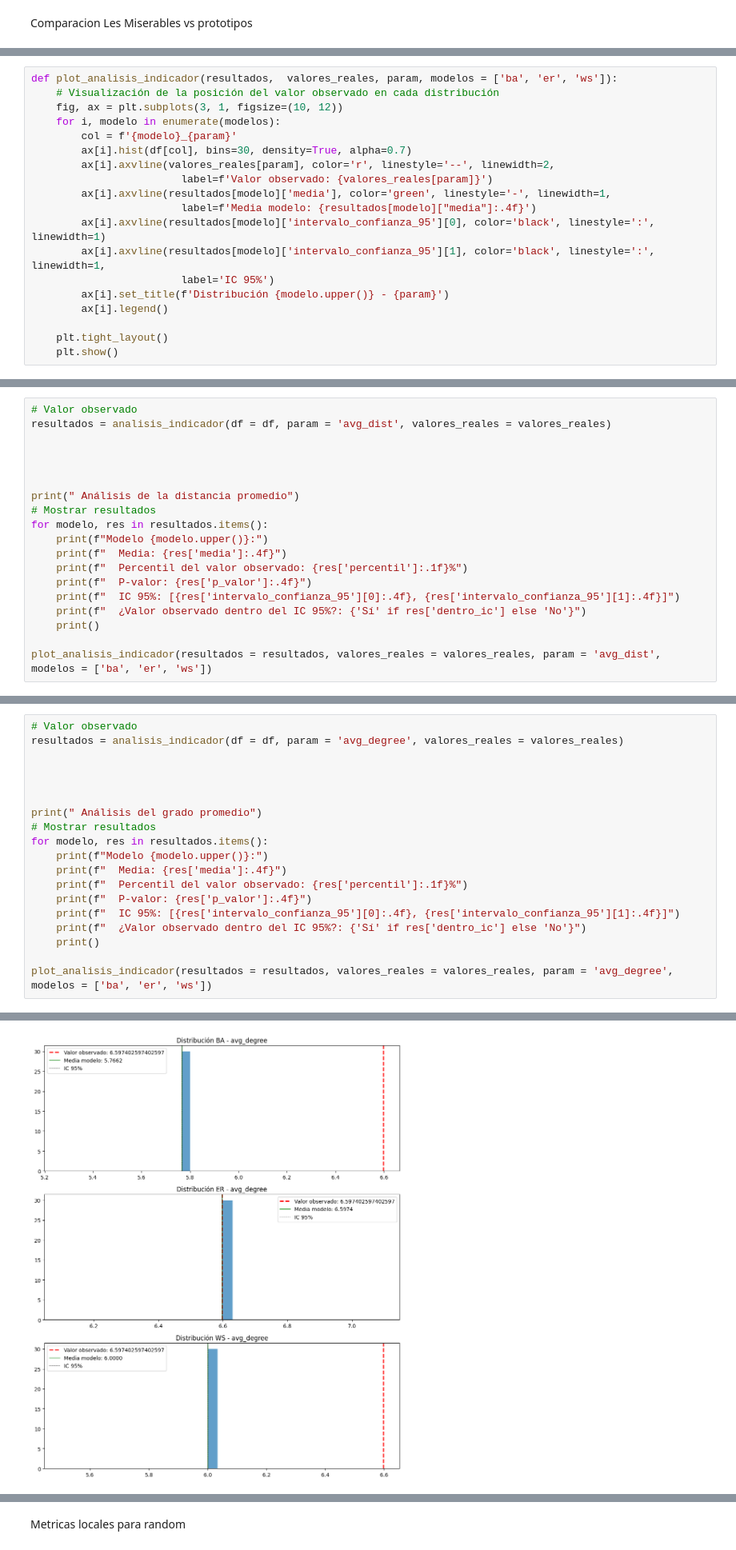
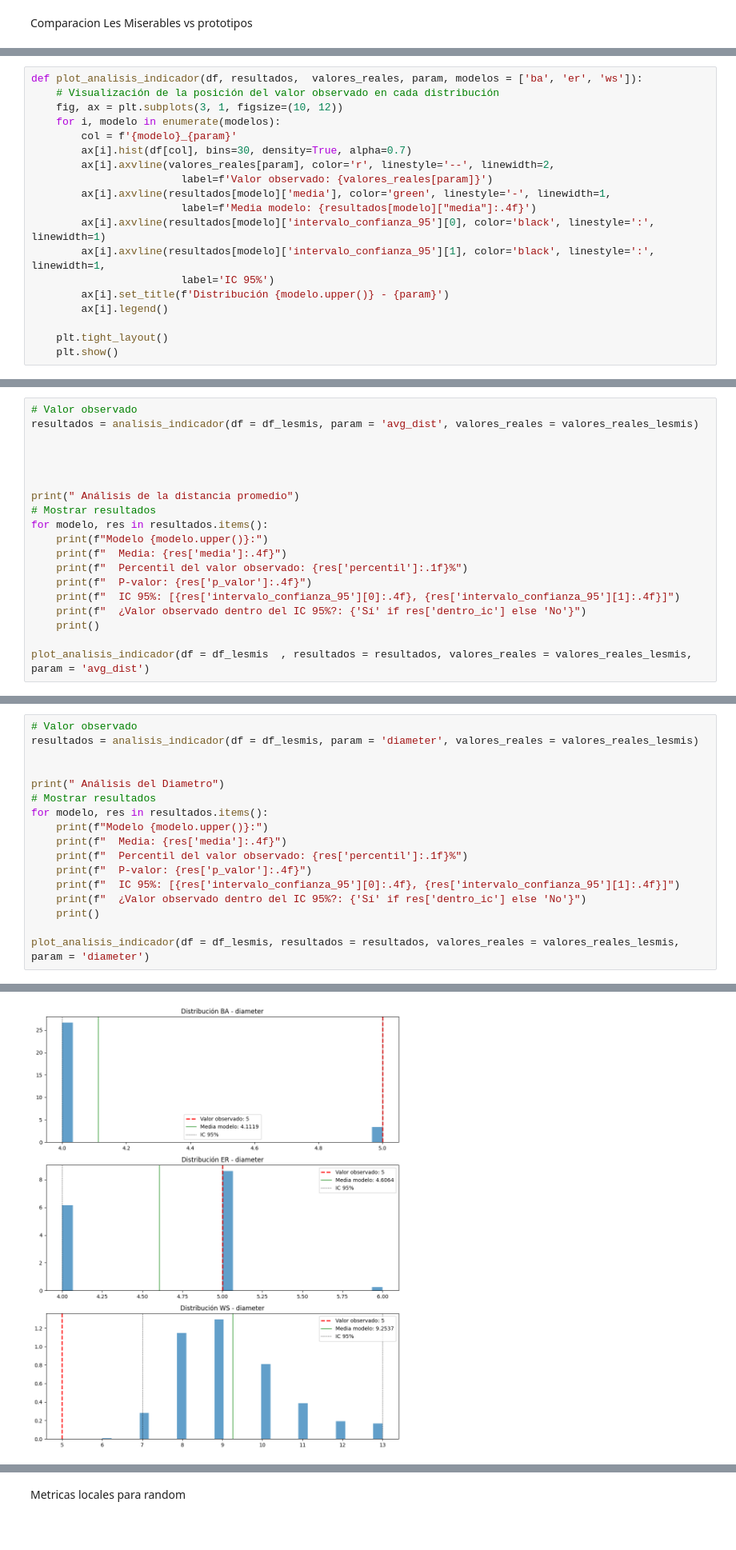
Before and after one commit to jgjuara/redes-tp1, a Jupyter notebook: TP1DMCyT_v2.ipynb, the cells around one changed output, grey strips where cells are left out. Shown at 80% size. Drawn from its saved outputs; the diff is of its cells as text; blank space fills up the shorter version.

```diff
--- a/TP1DMCyT_v2.ipynb
+++ b/TP1DMCyT_v2.ipynb
@@ -332,7 +332,7 @@ def analisis_indicador(df, valores_reales, param, modelos = ['ba', 'er', 'ws']):
 
     return resultados
 # %%
-def plot_analisis_indicador(resultados,  valores_reales, param, modelos = ['ba', 'er', 'ws']):
+def plot_analisis_indicador(df, resultados,  valores_reales, param, modelos = ['ba', 'er', 'ws']):
     # Visualización de la posición del valor observado en cada distribución
     fig, ax = plt.subplots(3, 1, figsize=(10, 12))
     for i, modelo in enumerate(modelos):
@@ -408,7 +410,7 @@ Modelo ER:
 [figure]
 # %%
 # Valor observado
-resultados = analisis_indicador(df = df, param = 'avg_dist', valores_reales = valores_reales)
+resultados = analisis_indicador(df = df_lesmis, param = 'avg_dist', valores_reales = valores_reales_lesmis)
 
 
 
@@ -424,7 +426,7 @@ for modelo, res in resultados.items():
     print(f"  ¿Valor observado dentro del IC 95%?: {'Sí' if res['dentro_ic'] else 'No'}")
     print()
 
-plot_analisis_indicador(resultados = resultados, valores_reales = valores_reales, param = 'avg_dist', modelos = ['ba', 'er', 'ws'])
+plot_analisis_indicador(df = df_lesmis  , resultados = resultados, valores_reales = valores_reales_lesmis, param = 'avg_dist')
 # %% [output]
  Análisis de la distancia promedio
 Modelo BA:
@@ -446,12 +448,10 @@ Modelo ER:
 [figure]
 # %%
 # Valor observado
-resultados = analisis_indicador(df = df, param = 'avg_degree', valores_reales = valores_reales)
+resultados = analisis_indicador(df = df_lesmis, param = 'diameter', valores_reales = valores_reales_lesmis)
 
 
-
-
-print(" Análisis del grado promedio")
+print(" Análisis del Diametro")
 # Mostrar resultados
 for modelo, res in resultados.items():
     print(f"Modelo {modelo.upper()}:")
@@ -462,5 +462,5 @@ for modelo, res in resultados.items():
     print(f"  ¿Valor observado dentro del IC 95%?: {'Sí' if res['dentro_ic'] else 'No'}")
     print()
 
-plot_analisis_indicador(resultados = resultados, valores_reales = valores_reales, param = 'avg_degree', modelos = ['ba', 'er', 'ws'])
+plot_analisis_indicador(df = df_lesmis, resultados = resultados, valores_reales = valores_reales_lesmis, param = 'diameter')
 # %% [output]
@@ -483,2 +483,2 @@ Modelo ER:
   ¿Valor observado dentro del IC 95%?: No
-[figure, old version]
+[figure, new version]
```
Also changed, not shown: parts of 19 cells of this notebook.
